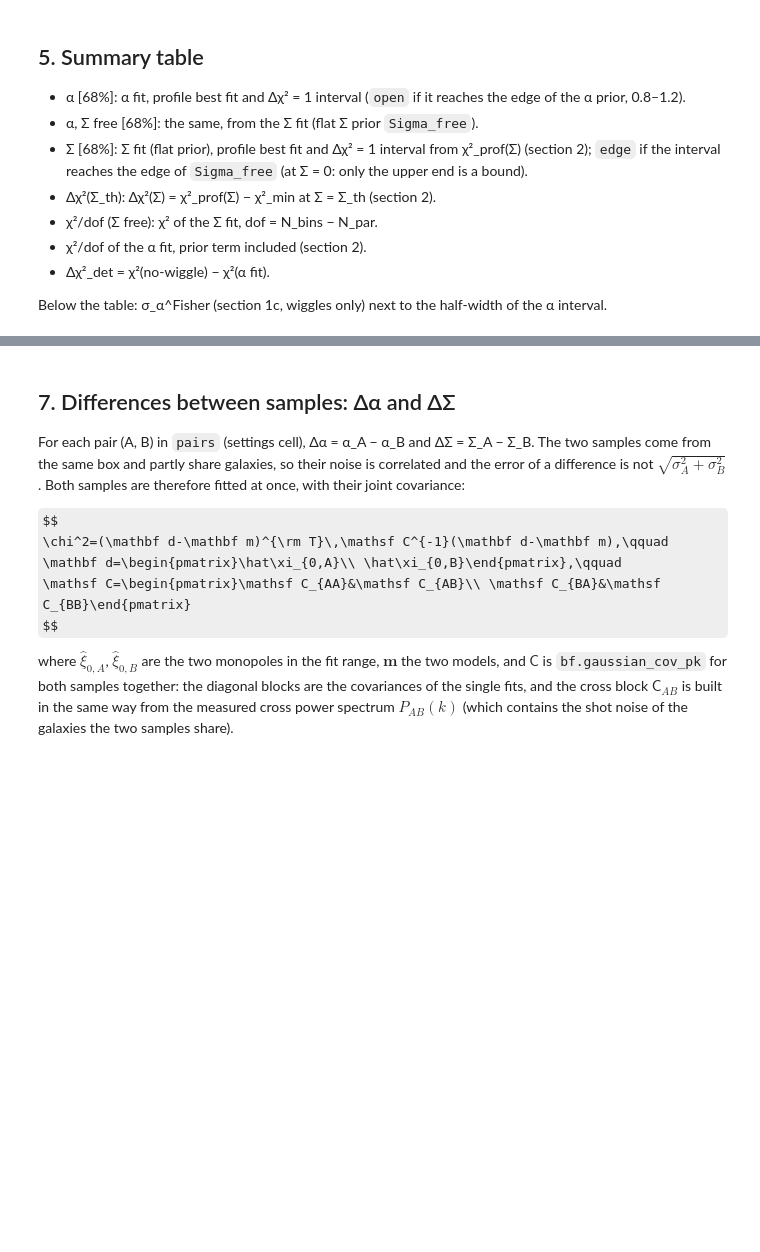
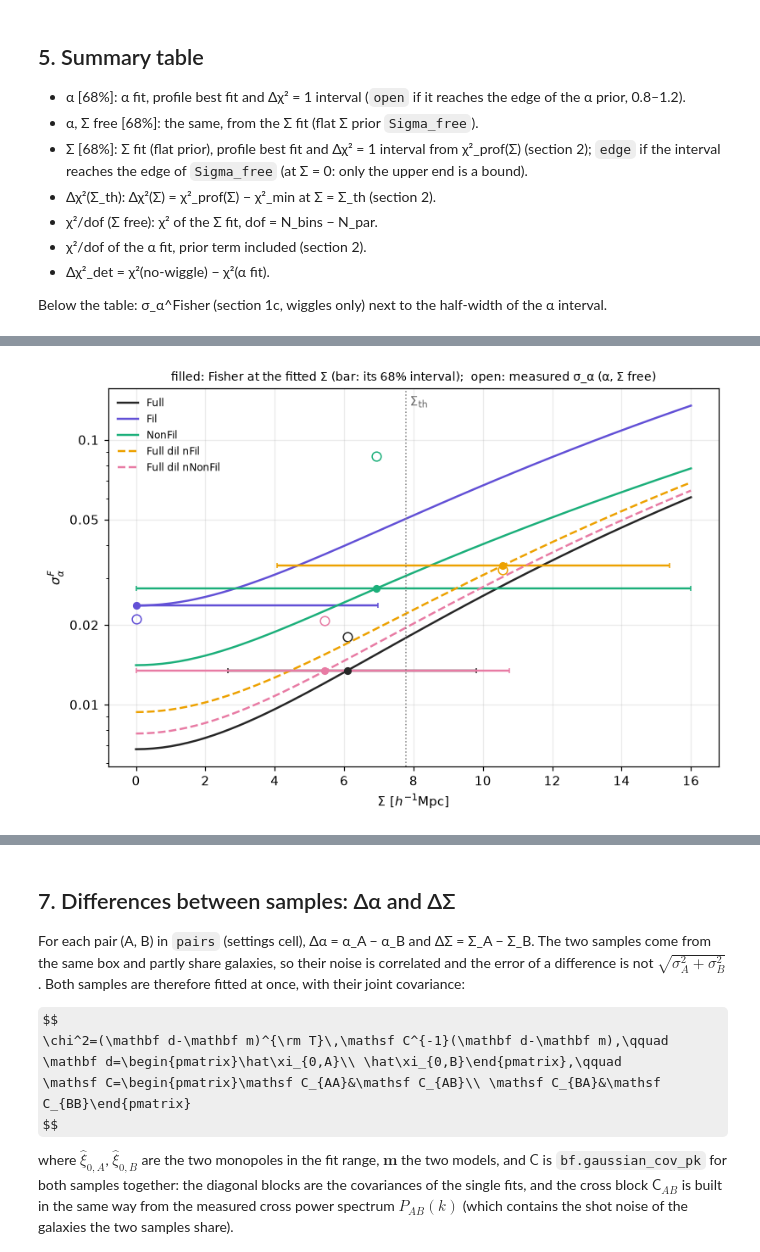
Before and after one commit to FedeDavilaKurban/filbao-md, a Jupyter notebook: notebooks/exploratory/desilike_fits.ipynb, the cells around one changed output, grey strips where cells are left out. Cells and saved outputs as stored; diff of their text form; code cells hidden in the pictures; some formulas as TeX source; blank space fills up the shorter version.

Commit message:
compare binsep and mag

```diff
--- a/notebooks/exploratory/desilike_fits.ipynb
+++ b/notebooks/exploratory/desilike_fits.ipynb
@@ -733,0 +804,72 @@ Fil: Fisher sigma_alpha = 0.018 (wiggles only, Poisson noise);  fit half-width =
+# %%
+# Fisher sigma_alpha (fisher_alpha, section 1c) at each sample's own b, covariance spectrum P_tot and Sigma
+import matplotlib.ticker as mticker
+k_R = 0.15                          # [h/Mpc] where R = P_tot / (b^2 P_nw) is printed (middle of the BAO information, 1c)
+P_tot = {lab: P_tot_cov(lab) for lab in labs}
+sig_F = lambda b, S, Pt: 1 / np.sqrt(fisher_alpha(b, S, Pt)[-1])
+nbar_of = lambda lab: data[lab]['n_gal'] / bf.L_BOX**3
+half_width = lambda f: 0.5 * (f['hi'] - f['lo'])          # of a 68% interval; nan if open on a side
+S_fit = {lab: res[lab]['fit_S']['pars']['sigmaper'] for lab in labs}
+# 68% interval of Sigma (section 2); an open side ('edge' in the table) is replaced by the end of Sigma_free
+S_int = {lab: (np.nan_to_num(res[lab]['prof_Sig']['lo'], nan=Sigma_free[0]),
+               np.nan_to_num(res[lab]['prof_Sig']['hi'], nan=Sigma_free[1])) for lab in labs}
+fmt = lambda x: '  open' if not np.isfinite(x) else f'{x:6.3f}'
+jR = np.searchsorted(kf, k_R)
+
+# (a) Fisher forecast next to the measured errors.  R at k_R: with the covariance spectrum, and with Poisson noise
+#     only (1 + 1/(n b^2 P_nw)); the difference is the excess power of section 1b.  sigma_alpha^F grows with Sigma,
+#     so the Sigma interval maps onto [sigma^F(Sigma_lo), sigma^F(Sigma_hi)].
+print(f"bin width {binsep:g} h^-1 Mpc, magnitude cut {mag}, Sigma_th = {Sigma_th:.2f};  sigma^F: wiggles only, "
+      f"error of a mode = covariance spectrum, V = L^3;  R at k = {k_R:g} h/Mpc")
+hdr = (f"{'sample':<18}| {'b':>5} | {'n [h^3 Mpc^-3]':>14} | {'R cov':>5} | {'R Poisson':>9} | {'Sigma fit [68%]':<19}| "
+       f"{'sF(Sig_th)':>10} | {'sF(Sig_fit)':>11} | {'sF over Sigma [68%]':<19}| {'s_alpha fit':>11} | {'s_alpha Sfree':>13}")
+print(hdr); print('-' * len(hdr))
+for lab in labs:
+    b, n, Pt, (lo, hi) = data[lab]['b'], nbar_of(lab), P_tot[lab], S_int[lab]
+    R, R_P = Pt[jR] / (b**2 * Pn_[jR]), 1 + 1 / (n * b**2 * Pn_[jR])
+    print(f"{lab:<18}| {b:5.3f} | {n:14.2e} | {R:5.2f} | {R_P:9.2f} | {S_fit[lab]:5.2f} [{lo:5.2f}, {hi:5.2f}] | "
+          f"{sig_F(b, Sigma_th, Pt):10.4f} | {sig_F(b, S_fit[lab], Pt):11.4f} | "
+          f"[{sig_F(b, lo, Pt):.4f}, {sig_F(b, hi, Pt):.4f}]  | "
+          f"{fmt(half_width(res[lab]['fit'])):>11} | {fmt(half_width(res[lab]['fit_S'])):>13}")
+
+# (b) each subsample against its random dilution (same N): sigma^F with the spectrum (b and P_tot together, i.e. R)
+#     and the fitted Sigma taken from one sample or the other
+for A in dilution_of:
+    B = f'Full dil n{A}'
+    if A not in data or B not in data: continue
+    assert data[A]['n_gal'] == data[B]['n_gal'], f"{A}, {B}: different N"
+    SA, SB = S_fit[A], S_fit[B]
+    t = {(i, j): sig_F(data[X]['b'], Sj, P_tot[X]) for i, X in (('A', A), ('B', B)) for j, Sj in (('A', SA), ('B', SB))}
+    print(f"\n{A} vs {B} (N = {data[A]['n_gal']}): sigma_alpha^F with the spectrum (rows) and the fitted Sigma "
+          f"(columns) of each sample")
+    print(f"{'':<22}{'Sigma_' + A + f' = {SA:.2f}':>22}{'Sigma_dil' + f' = {SB:.2f}':>22}")
+    for i, lab_i in (('A', A), ('B', 'dil')):
+        print(f"{'spectrum of ' + lab_i:<22}{t[(i, 'A')]:>22.4f}{t[(i, 'B')]:>22.4f}")
+    r_tot, r_P, r_S = t[('A', 'A')] / t[('B', 'B')], t[('A', 'B')] / t[('B', 'B')], t[('B', 'A')] / t[('B', 'B')]
+    print(f"sigma^F({A}) / sigma^F(dil) = {r_tot:.3f};  spectrum alone (Sigma_dil): {r_P:.3f};  "
+          f"Sigma alone (spectrum of dil): {r_S:.3f};  product of the two: {r_P * r_S:.3f}")
+    print(f"measured ratio (alpha fit, Sigma prior): {half_width(res[A]['fit']) / half_width(res[B]['fit']):.3f};  "
+          f"(alpha, Sigma free): {half_width(res[A]['fit_S']) / half_width(res[B]['fit_S']):.3f}")
+
+# (c) sigma_alpha^F as a function of Sigma for each sample; marker = fitted Sigma with its 68% interval,
+#     open marker = measured half-width of the (alpha, Sigma free) interval at the fitted Sigma
+Sg = np.linspace(Sigma_free[0], Sigma_free[1], 65)
+fig, ax = plt.subplots(figsize=(7.5, 5))
+for lab in labs:
+    b, Pt, c = data[lab]['b'], P_tot[lab], SCOL[lab]
+    ax.plot(Sg, [sig_F(b, S, Pt) for S in Sg], color=c, ls='--' if lab.startswith('Full dil') else '-', label=lab)
+    s0, (lo, hi) = S_fit[lab], S_int[lab]
+    ax.errorbar(s0, sig_F(b, s0, Pt), xerr=[[s0 - lo], [hi - s0]], fmt='o', ms=5, color=c, capsize=2)
+    hw = half_width(res[lab]['fit_S'])
+    if np.isfinite(hw):
+        ax.plot(s0, hw, 'o', ms=7, mfc='none', mec=c)
+ax.axvline(Sigma_th, color='0.5', ls=':', lw=1)
+ax.text(Sigma_th, 0.98, r' $\Sigma_{\rm th}$', transform=ax.get_xaxis_transform(), va='top', color='0.4')
+ax.set_yscale('log'); ax.yaxis.set_major_locator(mticker.LogLocator(subs=(1, 2, 5)))
+ax.yaxis.set_major_formatter(mticker.FuncFormatter(lambda v, _: f'{v:g}'))
+ax.yaxis.set_minor_formatter(mticker.NullFormatter())
+ax.set_xlabel(r'$\Sigma\ [h^{-1}{\rm Mpc}]$'); ax.set_ylabel(r'$\sigma_\alpha^F$')
+ax.legend(frameon=False, fontsize=8)
+ax.set_title('filled: Fisher at the fitted Σ (bar: its 68% interval);  open: measured σ_α (α, Σ free)', fontsize=9)
+fig.tight_layout(); plt.show()
+# %% [output]
@@ -734,3 +893,4 @@ Fil: Fisher sigma_alpha = 0.018 (wiggles only, Poisson noise);  fit half-width =
+[figure, added]
 # %% [markdown]
 ## 6. The summary table as a figure
 
```
Also changed, not shown: parts of 9 cells of this notebook, 4 other files.
